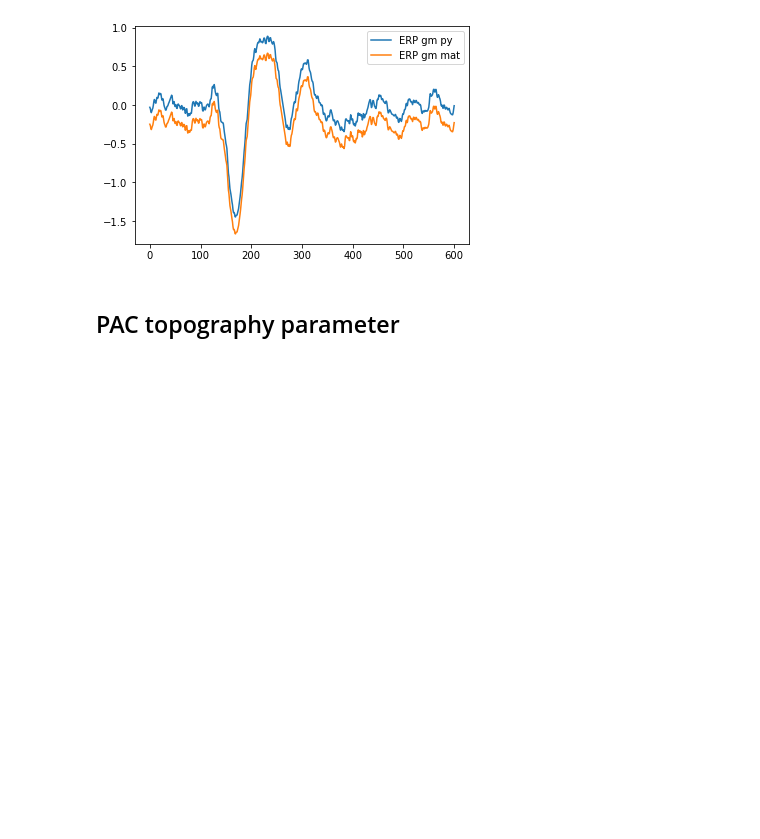
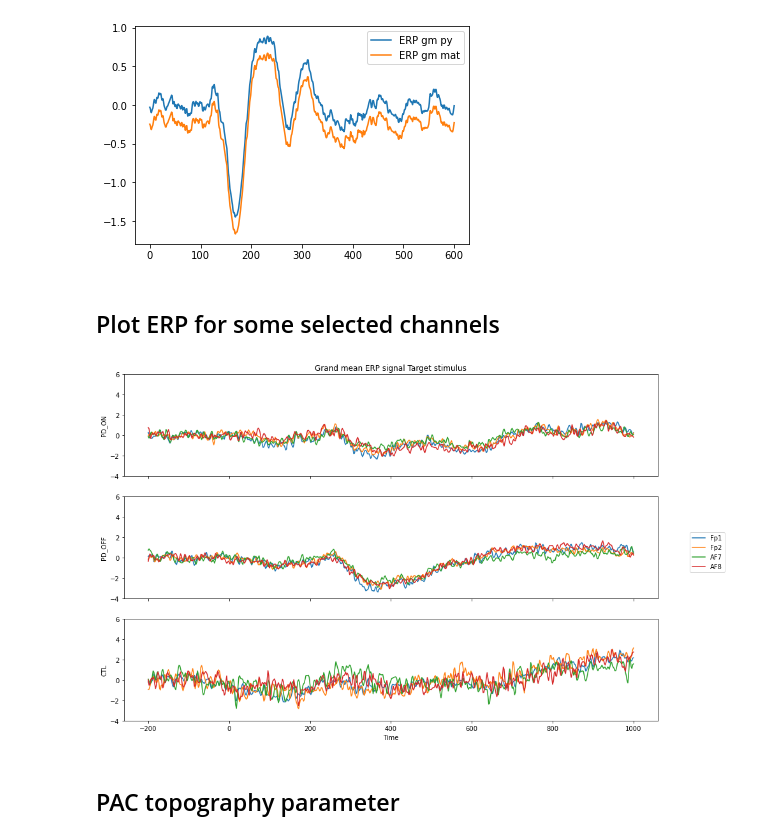
Before and after one commit to AIRLab-Sharif/Parkinson-PAC, a Jupyter notebook: python/Plot_topographies.ipynb, the cells around one changed output. Cells and saved outputs as stored; diff of their text form; code cells hidden in the pictures; blank space fills up the shorter version.

```diff
--- a/python/Plot_topographies.ipynb
+++ b/python/Plot_topographies.ipynb
@@ -16,3 +36,9 @@ from numba import jit, cuda
+# %%
+with open('..\data\channels_name.pkl', 'rb') as f:
+        channels_name = pickle.load(f)
+event_types = ['Target','Standard','Novelty']
+groups = ['PD_ON','PD_OFF','CTL']
+Result_path = 'D:\Mastersharif\MasterProject\Working_with_kiani\\articles\Result_on_articles'
 # %%
 list_tasks_info = pd.read_csv('../matlab/task_track_file.csv',usecols=['local_file_path','ERP_npy_file','ERP_nobaseline_npy_file','Group_file_type'])
 num_task_file = list_tasks_info.shape[0]
@@ -125,6 +180,35 @@ plt.show()
 # %% [output]
 [figure]
 [figure]
+# %% [markdown]
+## Plot ERP for some selected channels
+# %%
+select_channels = {'AF7','AF8','Fp1','Fp2'}
+
+colors = ['r','g','b','orange']
+
+NUM_COLORS = 4
+
+cm = plt.get_cmap('viridis')
+
+num_sti = 0
+
+fig, ax = plt.subplots(3,1,sharex=True,figsize=(15, 10))
+times = np.linspace(-200,1000,601)
+for i in np.arange(3):
+    for c,ch_name in enumerate(select_channels):
+        ch = channels_name.index(ch_name)
+        ax[i].plot(times,np.mean(ERP_collection[i,:,num_sti,ch,:],axis=0))
+        # baseline.set_linewidth(0)
+        ax[i].set_ylabel(groups[i])
+        ax[i].set_ylim([-4,6])
+# ax[2].xaxis.set_major_formatter(plt.FuncFormatter(format_func))
+ax[0].set_title(f'Grand mean ERP signal {event_types[num_sti]} stimulus')
+ax[2].set_xlabel('Time')
+fig.legend(select_channels,loc='center right')
+plt.savefig(os.path.join(Result_path,f'selected_channels_erp_{event_types[num_sti]}.png'))
+# %% [output]
+[figure, added]
 # %% [markdown]
 ## PAC topography parameter
 # %%
```
Also changed, not shown: parts of 15 cells of this notebook, 11 other files.
